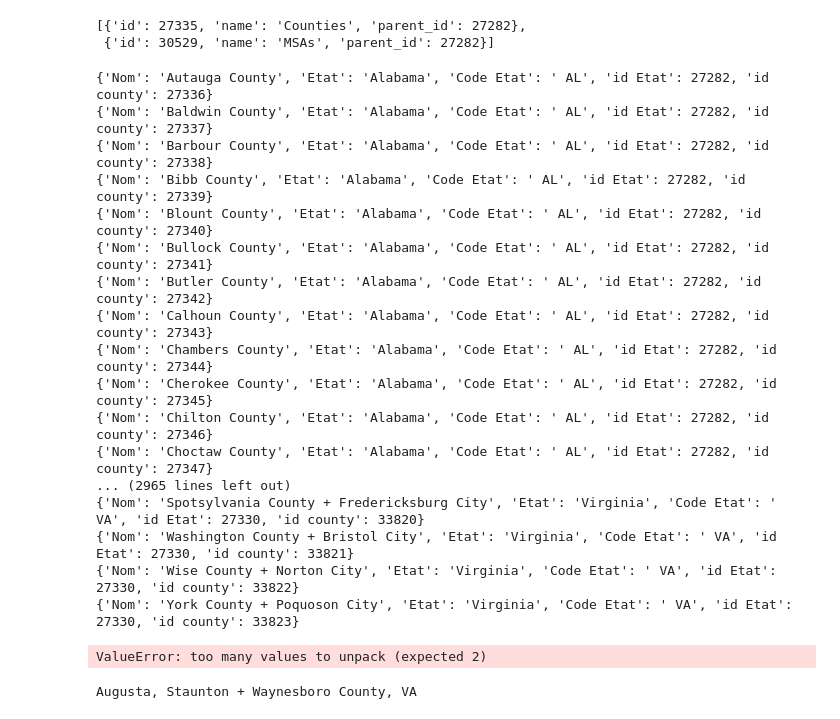
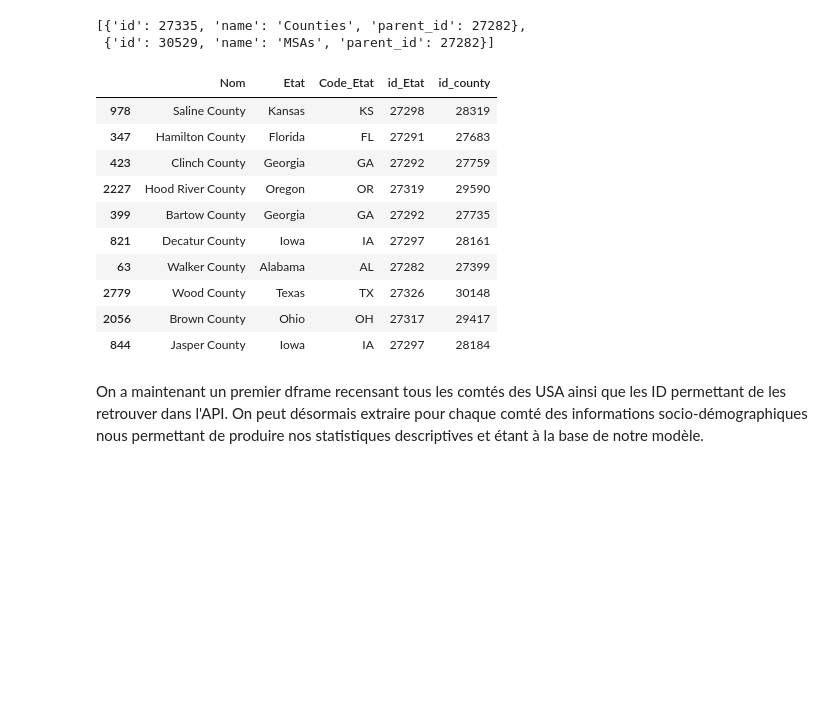
Before and after one commit to eleroux46/gun_violence, a Jupyter notebook: traitements_donnes.ipynb, the cells around one changed output. Drawn from its saved outputs; the diff is of its cells as text; code cells hidden in the pictures; blank space fills up the shorter version.

Commit message:
code extraction comtés de l'API

```diff
--- a/traitements_donnes.ipynb
+++ b/traitements_donnes.ipynb
@@ -116,8 +116,8 @@ data_2["categories"]
  {'id': 30529, 'name': 'MSAs', 'parent_id': 27282}]
 # %%
 #We create our dframe by creating a list of dicts, each element is a new row
+database = list()
 for state in data['categories']:
-    database = list()
     id_state = state['id']
     state_name = state['name']
 
@@ -129,8 +129,9 @@ for state in data['categories']:
         for county in list_of_state_counties:
             dict_county = dict()
             id_county = county['id']
-            if ',' in county['name']:
+            if county['name'].count(',') == 1:
                 county_name,  state_code = county['name'].split(',')
+                state_code = state_code.lstrip()
             else:
                 county_name = county['name']
                 state_code = np.nan
@@ -138,34 +139,25 @@ for state in data['categories']:
             #Update
             dict_county['Nom'] = county_name
             dict_county['Etat'] = state_name
-            dict_county['Code Etat'] = state_code
-            dict_county['id Etat'] = id_state
-            dict_county['id county'] = id_county
+            dict_county['Code_Etat'] = state_code
+            dict_county['id_Etat'] = id_state
+            dict_county['id_county'] = id_county
+            database.append(dict_county)
 
-            print(dict_county)
-        database.append(dict_county)
-
-counties_db =
+counties_db = pd.DataFrame(database)
-# %% [output]
-{'Nom': 'Autauga County', 'Etat': 'Alabama', 'Code Etat': ' AL', 'id Etat': 27282, 'id county': 27336}
-{'Nom': 'Baldwin County', 'Etat': 'Alabama', 'Code Etat': ' AL', 'id Etat': 27282, 'id county': 27337}
-{'Nom': 'Barbour County', 'Etat': 'Alabama', 'Code Etat': ' AL', 'id Etat': 27282, 'id county': 27338}
-{'Nom': 'Bibb County', 'Etat': 'Alabama', 'Code Etat': ' AL', 'id Etat': 27282, 'id county': 27339}
-{'Nom': 'Blount County', 'Etat': 'Alabama', 'Code Etat': ' AL', 'id Etat': 27282, 'id county': 27340}
-{'Nom': 'Bullock County', 'Etat': 'Alabama', 'Code Etat': ' AL', 'id Etat': 27282, 'id county': 27341}
-{'Nom': 'Butler County', 'Etat': 'Alabama', 'Code Etat': ' AL', 'id Etat': 27282, 'id county': 27342}
-{'Nom': 'Calhoun County', 'Etat': 'Alabama', 'Code Etat': ' AL', 'id Etat': 27282, 'id county': 27343}
-{'Nom': 'Chambers County', 'Etat': 'Alabama', 'Code Etat': ' AL', 'id Etat': 27282, 'id county': 27344}
-{'Nom': 'Cherokee County', 'Etat': 'Alabama', 'Code Etat': ' AL', 'id Etat': 27282, 'id county': 27345}
-{'Nom': 'Chilton County', 'Etat': 'Alabama', 'Code Etat': ' AL', 'id Etat': 27282, 'id county': 27346}
-{'Nom': 'Choctaw County', 'Etat': 'Alabama', 'Code Etat': ' AL', 'id Etat': 27282, 'id county': 27347}
-... (2965 lines left out)
-{'Nom': 'Spotsylvania County + Fredericksburg City', 'Etat': 'Virginia', 'Code Etat': ' VA', 'id Etat': 27330, 'id county': 33820}
-{'Nom': 'Washington County + Bristol City', 'Etat': 'Virginia', 'Code Etat': ' VA', 'id Etat': 27330, 'id county': 33821}
-{'Nom': 'Wise County + Norton City', 'Etat': 'Virginia', 'Code Etat': ' VA', 'id Etat': 27330, 'id county': 33822}
-{'Nom': 'York County + Poquoson City', 'Etat': 'Virginia', 'Code Etat': ' VA', 'id Etat': 27330, 'id county': 33823}
-ValueError: too many values to unpack (expected 2)
-# %%
-print(county['name'])
-# %% [output]
-Augusta, Staunton + Waynesboro County, VA
+# %%
+counties_db.sample(10)
+# %% [output]
+|  | Nom | Etat | Code_Etat | id_Etat | id_county |
+| 978 | Saline County | Kansas | KS | 27298 | 28319 |
+| 347 | Hamilton County | Florida | FL | 27291 | 27683 |
+| 423 | Clinch County | Georgia | GA | 27292 | 27759 |
+| 2227 | Hood River County | Oregon | OR | 27319 | 29590 |
+| 399 | Bartow County | Georgia | GA | 27292 | 27735 |
+| 821 | Decatur County | Iowa | IA | 27297 | 28161 |
+| 63 | Walker County | Alabama | AL | 27282 | 27399 |
+| 2779 | Wood County | Texas | TX | 27326 | 30148 |
+| 2056 | Brown County | Ohio | OH | 27317 | 29417 |
+| 844 | Jasper County | Iowa | IA | 27297 | 28184 |
+# %% [markdown]
+On a maintenant un premier dframe recensant tous les comtés des USA ainsi que les ID permettant de les retrouver dans l'API. On peut désormais extraire pour chaque comté des informations socio-démographiques nous permettant de produire nos statistiques descriptives et étant à la base de notre modèle.
```
